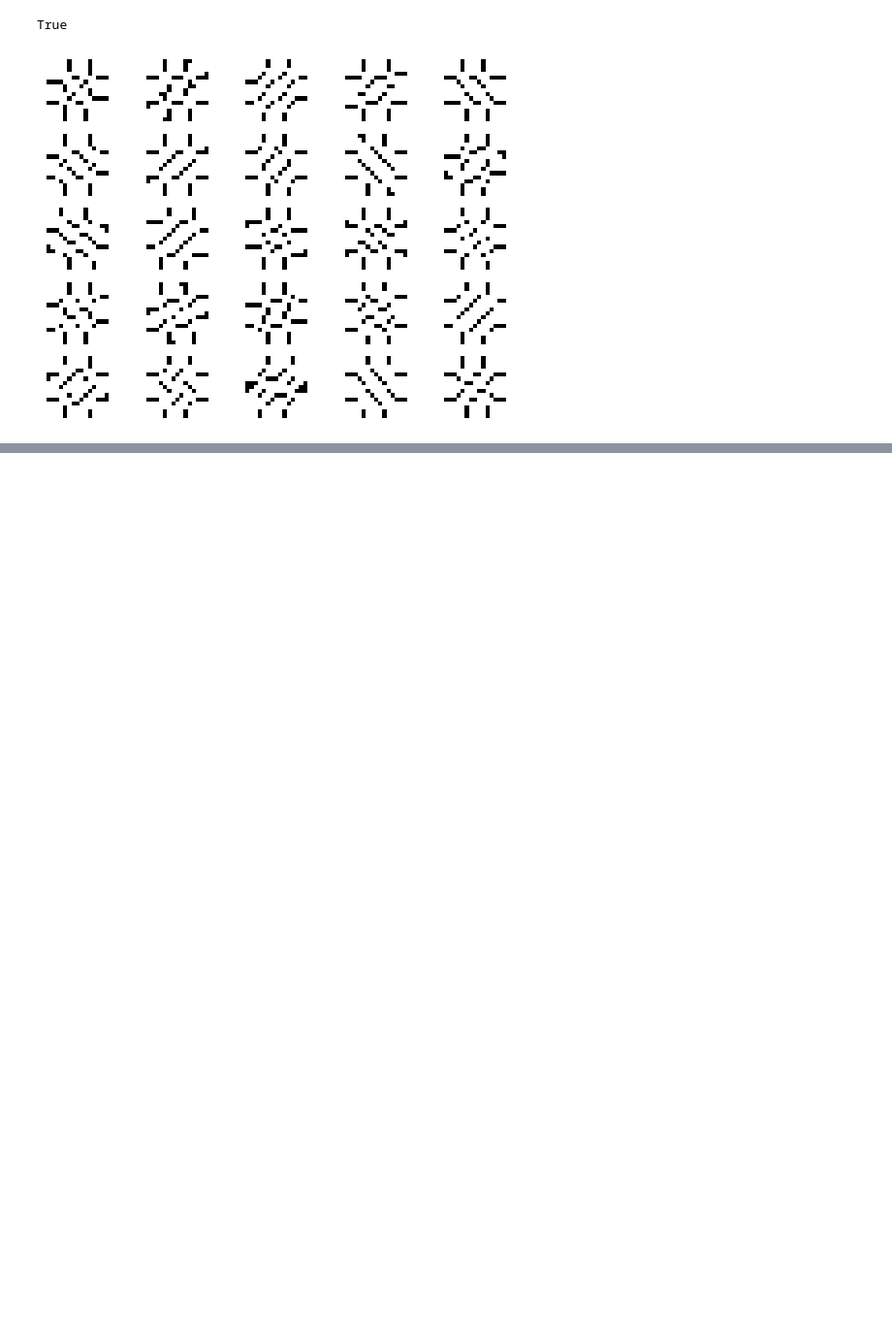
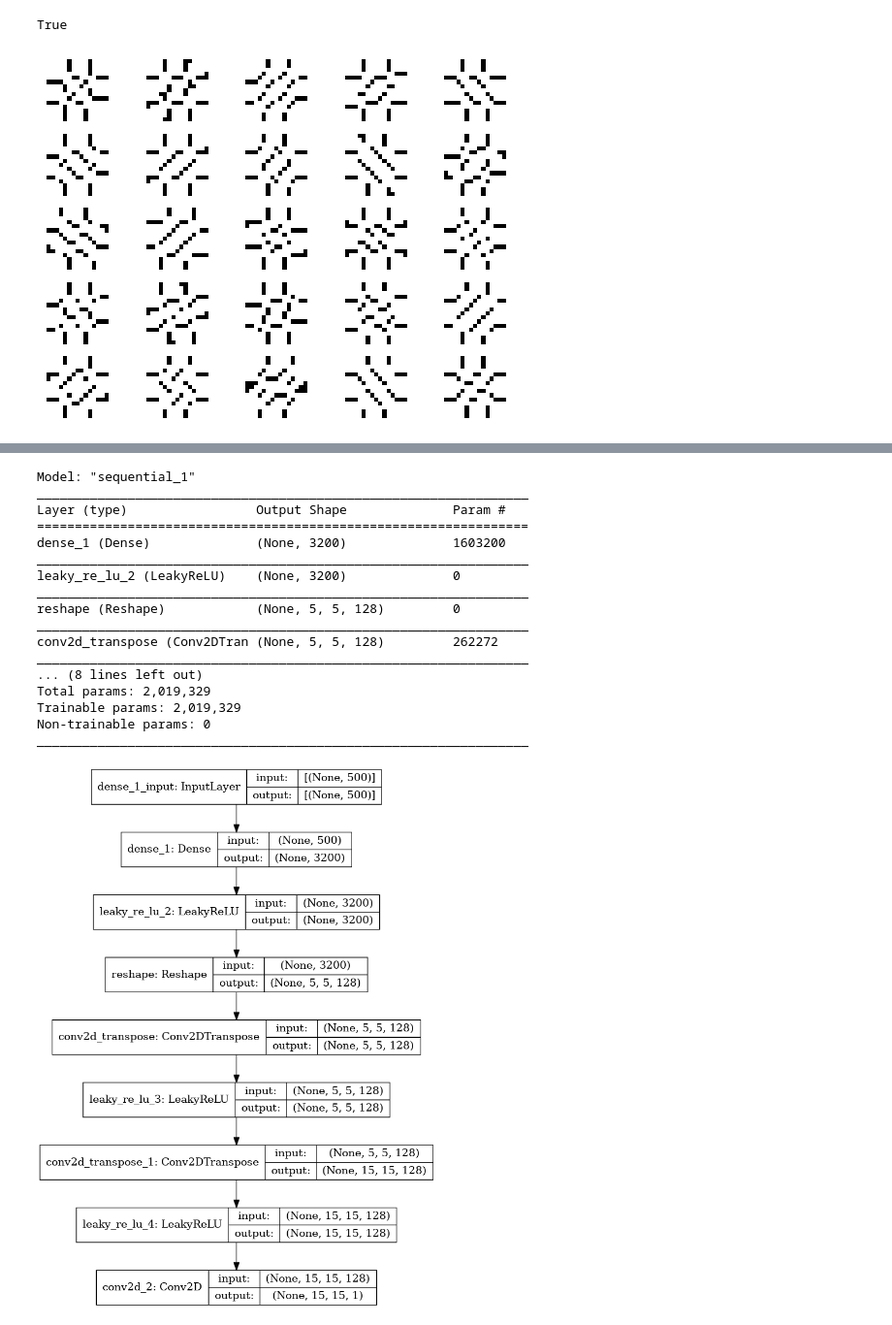
Before and after one commit to timothymhowe/shor.tz, a Jupyter notebook: notebooks/grid-and-fill.ipynb, the cells around one changed output, grey strips where cells are left out. Shown: that part at 97% size. Cells and saved outputs as stored; diff of their text form; code cells hidden in the pictures; blank space fills up the shorter version.

Commit message:
Defined functions for building generator and discriminator DNNs for GAN. Added an `/exports` folder to hold any images produced in the project.

```diff
--- a/notebooks/grid-and-fill.ipynb
+++ b/notebooks/grid-and-fill.ipynb
@@ -121,0 +156,10 @@ plot_model(model,to_file='discriminator.png', show_shapes=True, show_layer_names
+# %%
+
+X = np.expand_dims(mon,axis=-1)
+X = X.astype('float32')
+
+model = define_discriminator()
+# load image data
+dataset = X
+# fit the model
+train_discriminator(model, dataset)
@@ -121,0 +191,45 @@ plot_model(model,to_file='discriminator.png', show_shapes=True, show_layer_names
+# %%
+from keras.layers import Reshape, Conv2DTranspose
+# creating the generator model
+def define_generator(dim):
+    model = Sequential()
+
+    # creating nodes for a 15 * 15 grid
+    n_nodes = 128 * 5 * 5
+    model.add(Dense(n_nodes,input_dim=dim))
+    model.add(LeakyReLU(alpha=0.2))
+    model.add(Reshape((5,5,128)))
+
+    model.add(Conv2DTranspose(128, (4,4), strides=(1,1), padding='same'))
+    model.add(LeakyReLU(alpha=0.2))
+
+    model.add(Conv2DTranspose(128,(3,3),strides=(3,3),padding='same'))
+    model.add(LeakyReLU(alpha=0.2))
+    model.add(Conv2D(1,(7,7), activation='sigmoid',padding='same'))
+    return model
+
+dim = 500
+
+model = define_generator(dim)
+model.summary()
+
+plot_model(model,to_file='../exports/generator.png',show_shapes=True,show_layer_names=True)
+# %% [output]
+Model: "sequential_1"
+_________________________________________________________________
+Layer (type)                 Output Shape              Param #
+=================================================================
+dense_1 (Dense)              (None, 3200)              1603200
+_________________________________________________________________
+leaky_re_lu_2 (LeakyReLU)    (None, 3200)              0
+_________________________________________________________________
+reshape (Reshape)            (None, 5, 5, 128)         0
+_________________________________________________________________
+conv2d_transpose (Conv2DTran (None, 5, 5, 128)         262272
+_________________________________________________________________
+... (8 lines left out)
+Total params: 2,019,329
+Trainable params: 2,019,329
+Non-trainable params: 0
+_________________________________________________________________
+[figure, added]
```
Also changed, not shown: parts of 10 cells of this notebook, 4 other files.
